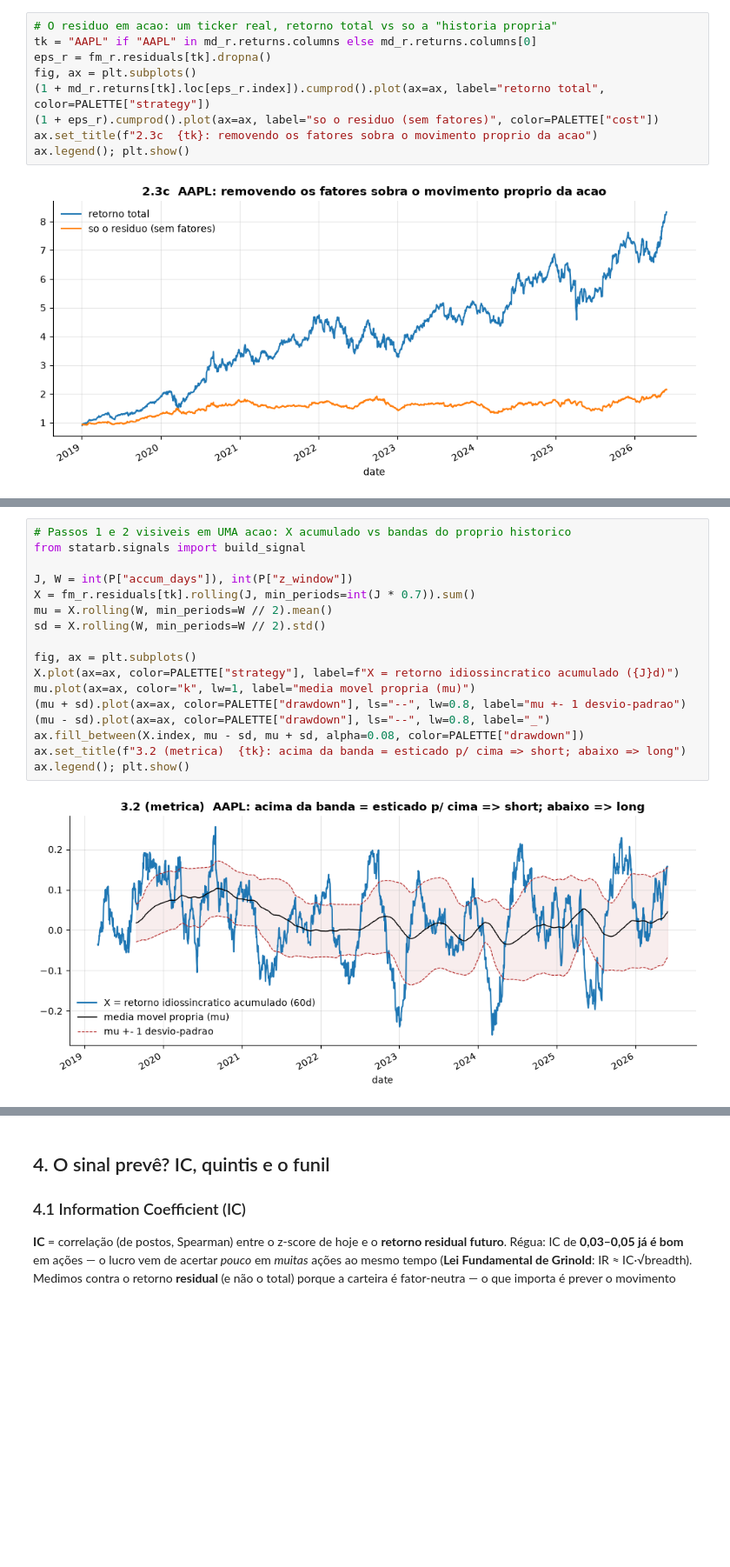
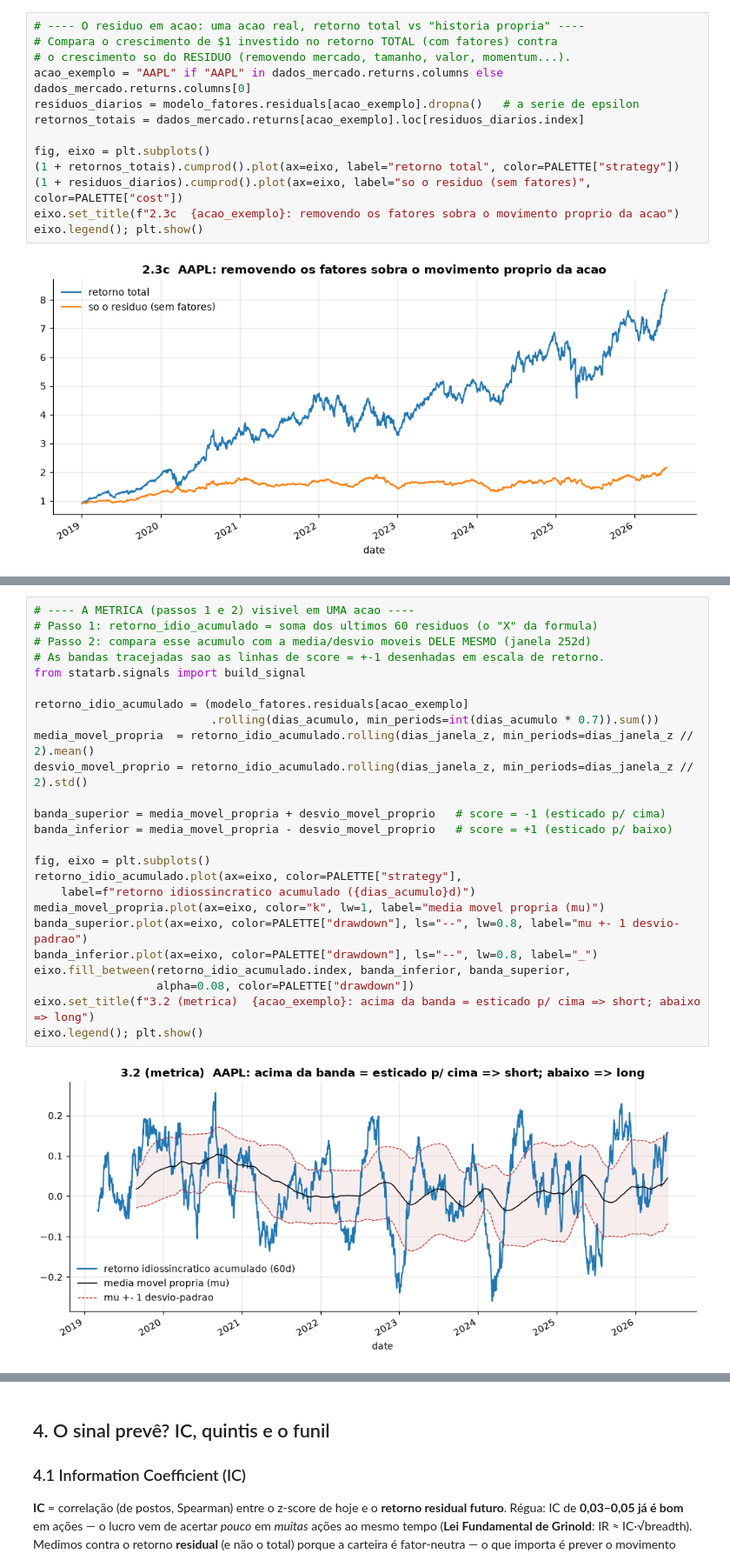
Before and after one commit to luccazogbi/desafio-itau-2026, a Jupyter notebook: notebooks/pipeline_walkthrough.ipynb, the cells around one changed output, grey strips where cells are left out. Shown at 87% size. Saved outputs shown, nothing was run; the diff lists cells and outputs as text; blank space fills up the shorter version.

```diff
--- a/notebooks/pipeline_walkthrough.ipynb
+++ b/notebooks/pipeline_walkthrough.ipynb
@@ -171,14 +202,18 @@ plt.show()
 89 datas de estimacao de betas
 [figure]
 # %%
-# O residuo em acao: um ticker real, retorno total vs so a "historia propria"
-tk = "AAPL" if "AAPL" in md_r.returns.columns else md_r.returns.columns[0]
-eps_r = fm_r.residuals[tk].dropna()
-fig, ax = plt.subplots()
-(1 + md_r.returns[tk].loc[eps_r.index]).cumprod().plot(ax=ax, label="retorno total", color=PALETTE["strategy"])
-(1 + eps_r).cumprod().plot(ax=ax, label="so o residuo (sem fatores)", color=PALETTE["cost"])
-ax.set_title(f"2.3c  {tk}: removendo os fatores sobra o movimento proprio da acao")
-ax.legend(); plt.show()
+# ---- O residuo em acao: uma acao real, retorno total vs "historia propria" ----
+# Compara o crescimento de $1 investido no retorno TOTAL (com fatores) contra
+# o crescimento so do RESIDUO (removendo mercado, tamanho, valor, momentum...).
+acao_exemplo = "AAPL" if "AAPL" in dados_mercado.returns.columns else dados_mercado.returns.columns[0]
+residuos_diarios = modelo_fatores.residuals[acao_exemplo].dropna()   # a serie de epsilon
+retornos_totais = dados_mercado.returns[acao_exemplo].loc[residuos_diarios.index]
+
+fig, eixo = plt.subplots()
+(1 + retornos_totais).cumprod().plot(ax=eixo, label="retorno total", color=PALETTE["strategy"])
+(1 + residuos_diarios).cumprod().plot(ax=eixo, label="so o residuo (sem fatores)", color=PALETTE["cost"])
+eixo.set_title(f"2.3c  {acao_exemplo}: removendo os fatores sobra o movimento proprio da acao")
+eixo.legend(); plt.show()
 # %% [output]
 [figure]
 # %% [markdown]
@@ -264,22 +336,30 @@ calculados com betas **passados**. Um teste automatizado
 (`test_signal_no_lookahead[resid_ou]`) confirma: o sinal na data *t* é idêntico com ou
 sem o futuro no painel.
 # %%
-# Passos 1 e 2 visiveis em UMA acao: X acumulado vs bandas do proprio historico
+# ---- A METRICA (passos 1 e 2) visivel em UMA acao ----
+# Passo 1: retorno_idio_acumulado = soma dos ultimos 60 residuos (o "X" da formula)
+# Passo 2: compara esse acumulo com a media/desvio moveis DELE MESMO (janela 252d)
+# As bandas tracejadas sao as linhas de score = +-1 desenhadas em escala de retorno.
 from statarb.signals import build_signal
 
-J, W = int(P["accum_days"]), int(P["z_window"])
-X = fm_r.residuals[tk].rolling(J, min_periods=int(J * 0.7)).sum()
-mu = X.rolling(W, min_periods=W // 2).mean()
-sd = X.rolling(W, min_periods=W // 2).std()
+retorno_idio_acumulado = (modelo_fatores.residuals[acao_exemplo]
+                          .rolling(dias_acumulo, min_periods=int(dias_acumulo * 0.7)).sum())
+media_movel_propria  = retorno_idio_acumulado.rolling(dias_janela_z, min_periods=dias_janela_z // 2).mean()
+desvio_movel_proprio = retorno_idio_acumulado.rolling(dias_janela_z, min_periods=dias_janela_z // 2).std()
 
-fig, ax = plt.subplots()
-X.plot(ax=ax, color=PALETTE["strategy"], label=f"X = retorno idiossincratico acumulado ({J}d)")
-mu.plot(ax=ax, color="k", lw=1, label="media movel propria (mu)")
-(mu + sd).plot(ax=ax, color=PALETTE["drawdown"], ls="--", lw=0.8, label="mu +- 1 desvio-padrao")
-(mu - sd).plot(ax=ax, color=PALETTE["drawdown"], ls="--", lw=0.8, label="_")
-ax.fill_between(X.index, mu - sd, mu + sd, alpha=0.08, color=PALETTE["drawdown"])
-ax.set_title(f"3.2 (metrica)  {tk}: acima da banda = esticado p/ cima => short; abaixo => long")
-ax.legend(); plt.show()
+banda_superior = media_movel_propria + desvio_movel_proprio   # score = -1 (esticado p/ cima)
+banda_inferior = media_movel_propria - desvio_movel_proprio   # score = +1 (esticado p/ baixo)
+
+fig, eixo = plt.subplots()
+retorno_idio_acumulado.plot(ax=eixo, color=PALETTE["strategy"],
+    label=f"retorno idiossincratico acumulado ({dias_acumulo}d)")
+media_movel_propria.plot(ax=eixo, color="k", lw=1, label="media movel propria (mu)")
+banda_superior.plot(ax=eixo, color=PALETTE["drawdown"], ls="--", lw=0.8, label="mu +- 1 desvio-padrao")
+banda_inferior.plot(ax=eixo, color=PALETTE["drawdown"], ls="--", lw=0.8, label="_")
+eixo.fill_between(retorno_idio_acumulado.index, banda_inferior, banda_superior,
+                  alpha=0.08, color=PALETTE["drawdown"])
+eixo.set_title(f"3.2 (metrica)  {acao_exemplo}: acima da banda = esticado p/ cima => short; abaixo => long")
+eixo.legend(); plt.show()
 # %% [output]
-[figure, old version]
+[figure, new version]
 # %%
```
Also changed, not shown: parts of 12 cells of this notebook, 6 other files.
